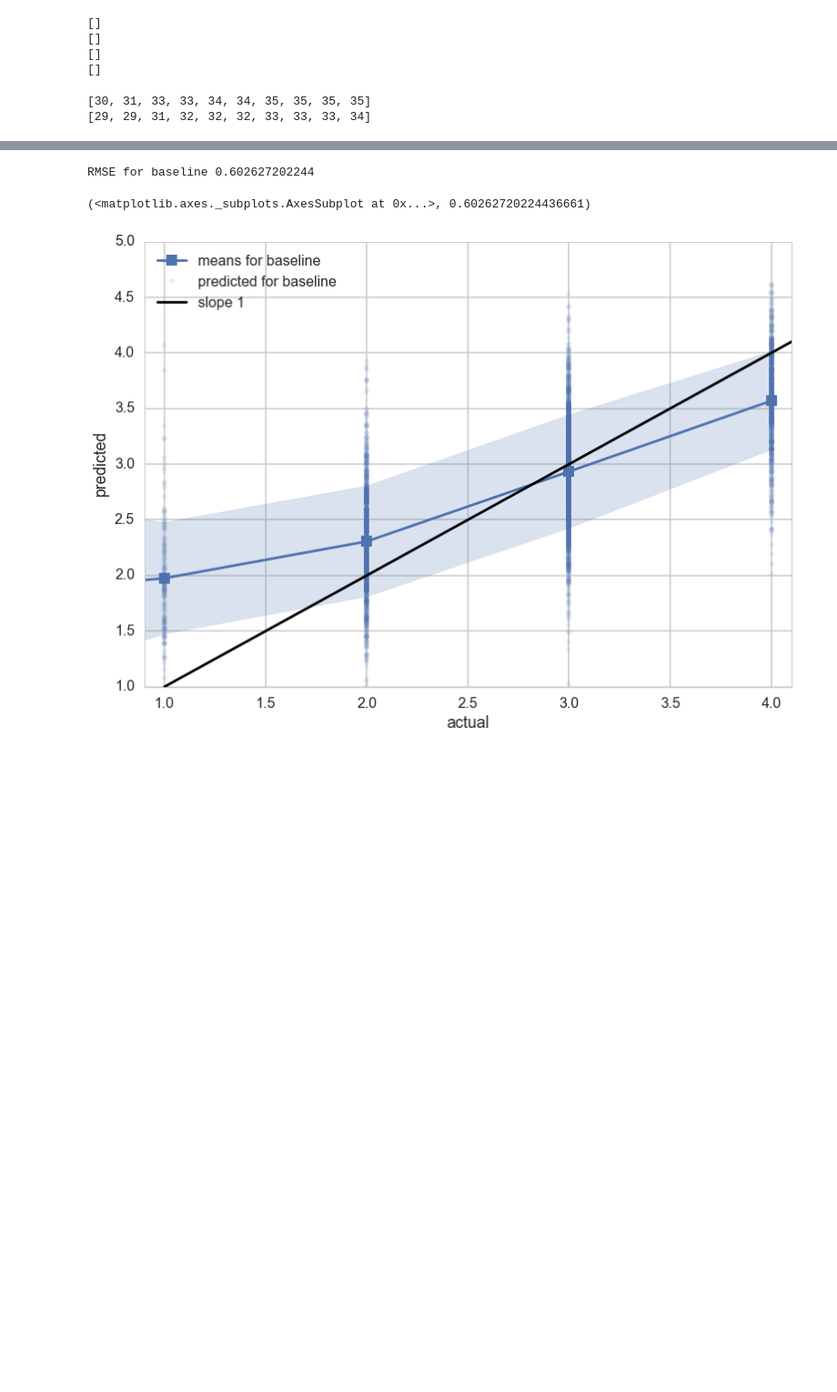
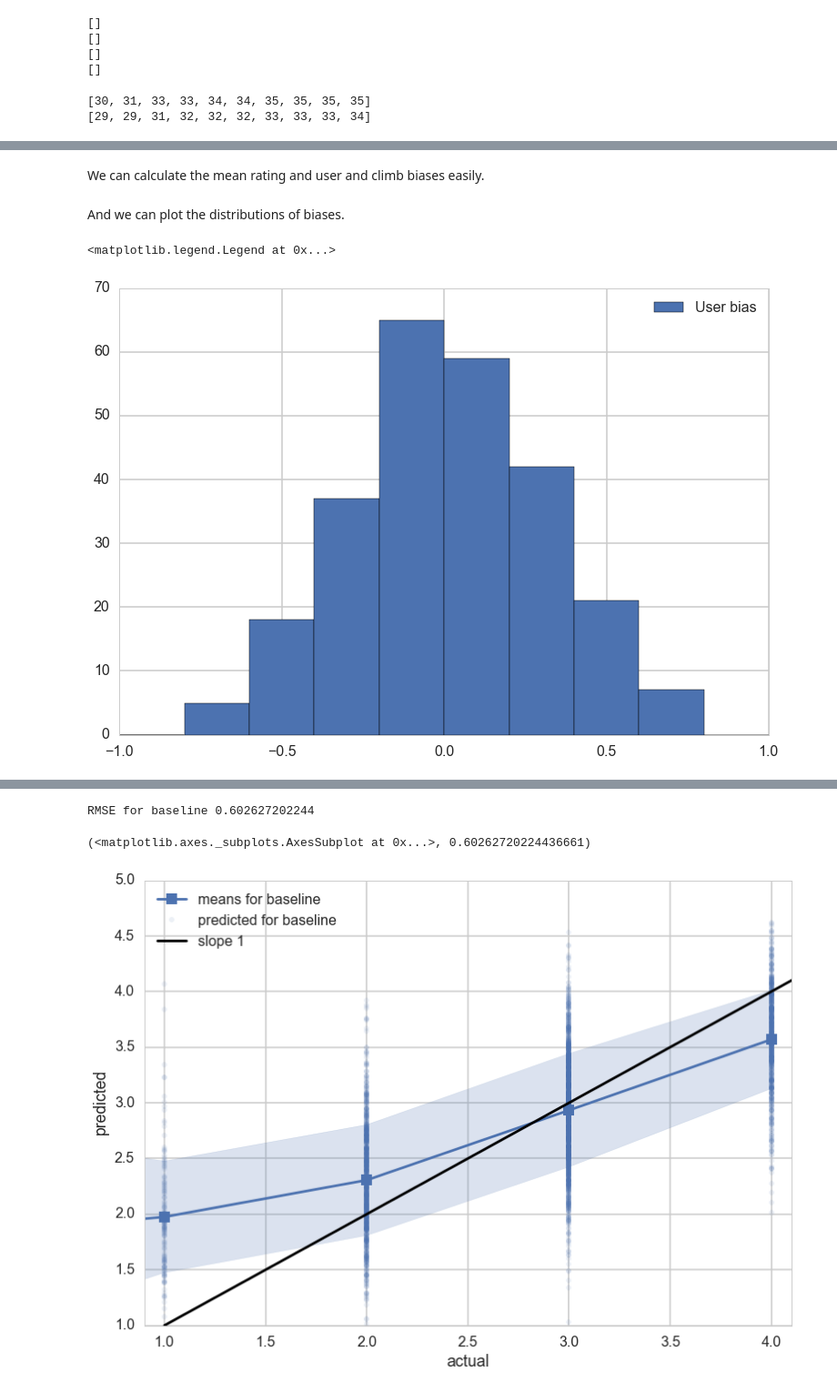
Before and after one commit to nolefp/cs109-final-project, a Jupyter notebook: All Classifiers and Ensemble.ipynb, the cells around one changed output, grey strips where cells are left out. Shown at 91% size. Drawn from its saved outputs; the diff is of its cells as text; code cells hidden in the pictures; blank space fills up the shorter version.

```diff
--- a/All Classifiers and Ensemble.ipynb
+++ b/All Classifiers and Ensemble.ipynb
@@ -85,3 +95,5 @@ testdf.to_csv("classifier_dfs/small-test.csv", index=False, header=True, encodin
+# %% [markdown]
+We can calculate the mean rating and user and climb biases easily.
 # %%
 ybar = traindf.star_rating.mean()
 # %%
@@ -92,3 +104,14 @@ climbidmap={v:k for k,v in enumerate(climbids)}
 # %%
 user_biases = {user_id : (traindf[traindf.user_id == user_id].star_rating.mean() - ybar) for user_id in userids}
 climb_biases = {climb_id : (traindf[traindf.climb_id == climb_id].star_rating.mean() - ybar) for climb_id in climbids}
+# %% [markdown]
+And we can plot the distributions of biases.
+# %%
+user_bias = user_biases.values()
+mean_user_bias = np.mean(user_bias)
+median_user_bias = np.median(user_bias)
+plt.hist(user_bias, range=(-1,1), label="User bias");
+plt.legend()
+# %% [output]
+<matplotlib.legend.Legend at 0x...>
+[figure, added]
```
Also changed, not shown: parts of 74 cells of this notebook, 3 other files.
